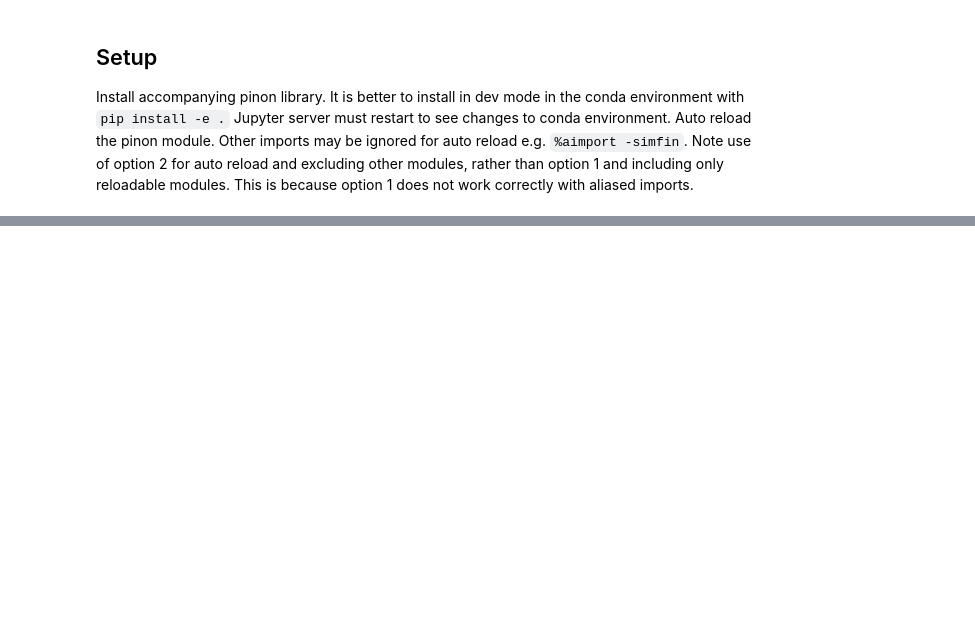
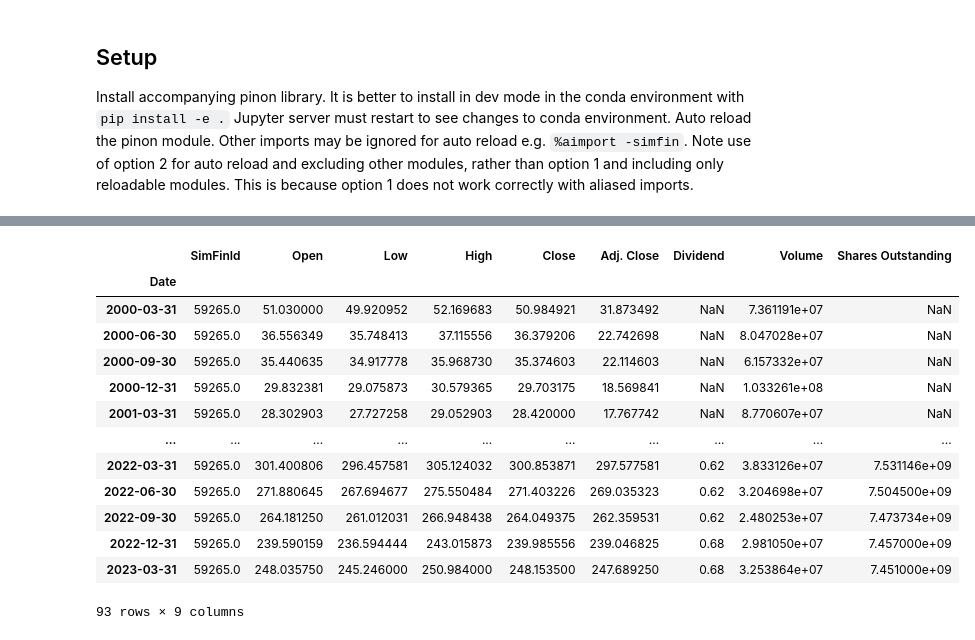
Before and after one commit to ddannenb/pinon, a Jupyter notebook: notebooks/try1.ipynb, the cells around one changed output, grey strips where cells are left out. Cells and saved outputs as stored; diff of their text form; code cells hidden in the pictures; blank space fills up the shorter version.

```diff
--- a/notebooks/try1.ipynb
+++ b/notebooks/try1.ipynb
@@ -57,2 +57,21 @@ dps.loc['XOM']
+# %%
+msft_qtrly_prices = dp.downsample_prices('MSFT')
+msft_qtrly_prices_ndx = msft_qtrly_prices.index
+msft_qtrly_prices
+# %% [output]
+|  | SimFinId | Open | Low | High | Close | Adj. Close | Dividend | Volume | Shares Outstanding |
+| Date |  |  |  |  |  |  |  |  |  |
+| 2000-03-31 | 59265.0 | 51.030000 | 49.920952 | 52.169683 | 50.984921 | 31.873492 | NaN | 7.361191e+07 | NaN |
+| 2000-06-30 | 59265.0 | 36.556349 | 35.748413 | 37.115556 | 36.379206 | 22.742698 | NaN | 8.047028e+07 | NaN |
+| 2000-09-30 | 59265.0 | 35.440635 | 34.917778 | 35.968730 | 35.374603 | 22.114603 | NaN | 6.157332e+07 | NaN |
+| 2000-12-31 | 59265.0 | 29.832381 | 29.075873 | 30.579365 | 29.703175 | 18.569841 | NaN | 1.033261e+08 | NaN |
+| 2001-03-31 | 59265.0 | 28.302903 | 27.727258 | 29.052903 | 28.420000 | 17.767742 | NaN | 8.770607e+07 | NaN |
+| ... | ... | ... | ... | ... | ... | ... | ... | ... | ... |
+| 2022-03-31 | 59265.0 | 301.400806 | 296.457581 | 305.124032 | 300.853871 | 297.577581 | 0.62 | 3.833126e+07 | 7.531146e+09 |
+| 2022-06-30 | 59265.0 | 271.880645 | 267.694677 | 275.550484 | 271.403226 | 269.035323 | 0.62 | 3.204698e+07 | 7.504500e+09 |
+| 2022-09-30 | 59265.0 | 264.181250 | 261.012031 | 266.948438 | 264.049375 | 262.359531 | 0.62 | 2.480253e+07 | 7.473734e+09 |
+| 2022-12-31 | 59265.0 | 239.590159 | 236.594444 | 243.015873 | 239.985556 | 239.046825 | 0.68 | 2.981050e+07 | 7.457000e+09 |
+| 2023-03-31 | 59265.0 | 248.035750 | 245.246000 | 250.984000 | 248.153500 | 247.689250 | 0.68 | 3.253864e+07 | 7.451000e+09 |
+93 rows × 9 columns
 # %%
 qf = pn.Fundamentals()
```
Also changed, not shown: parts of 14 cells of this notebook, 2 other files.
